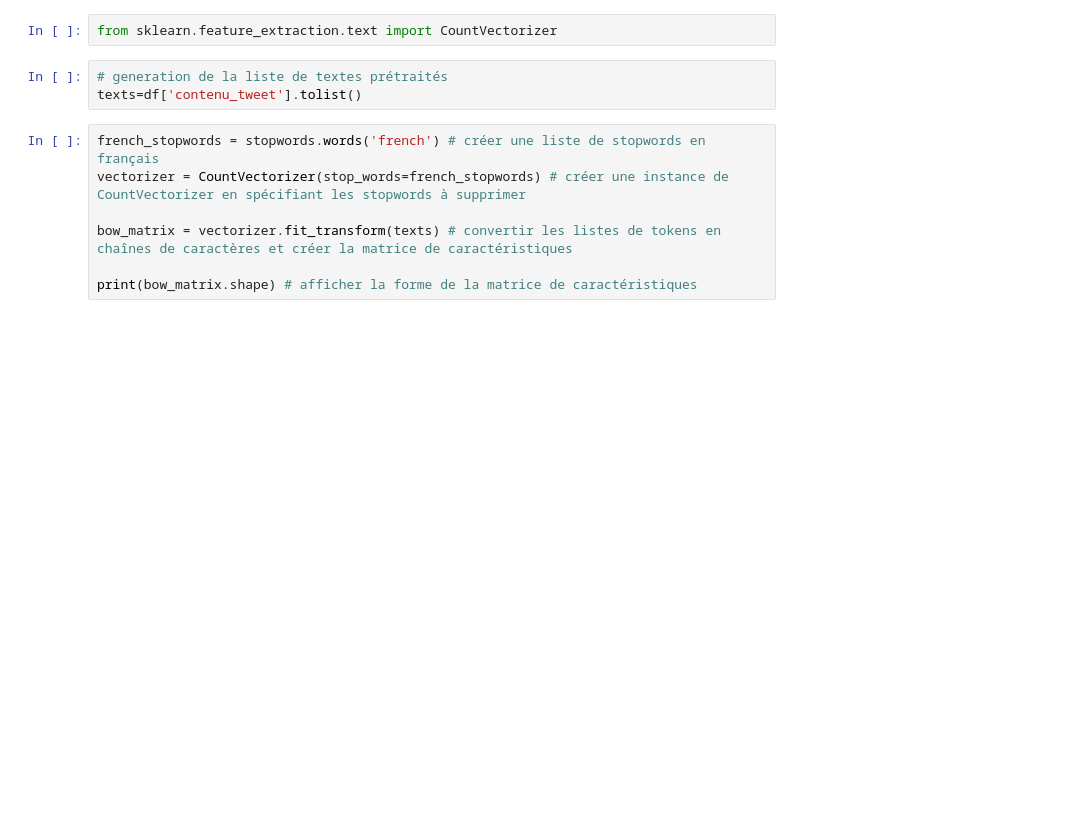
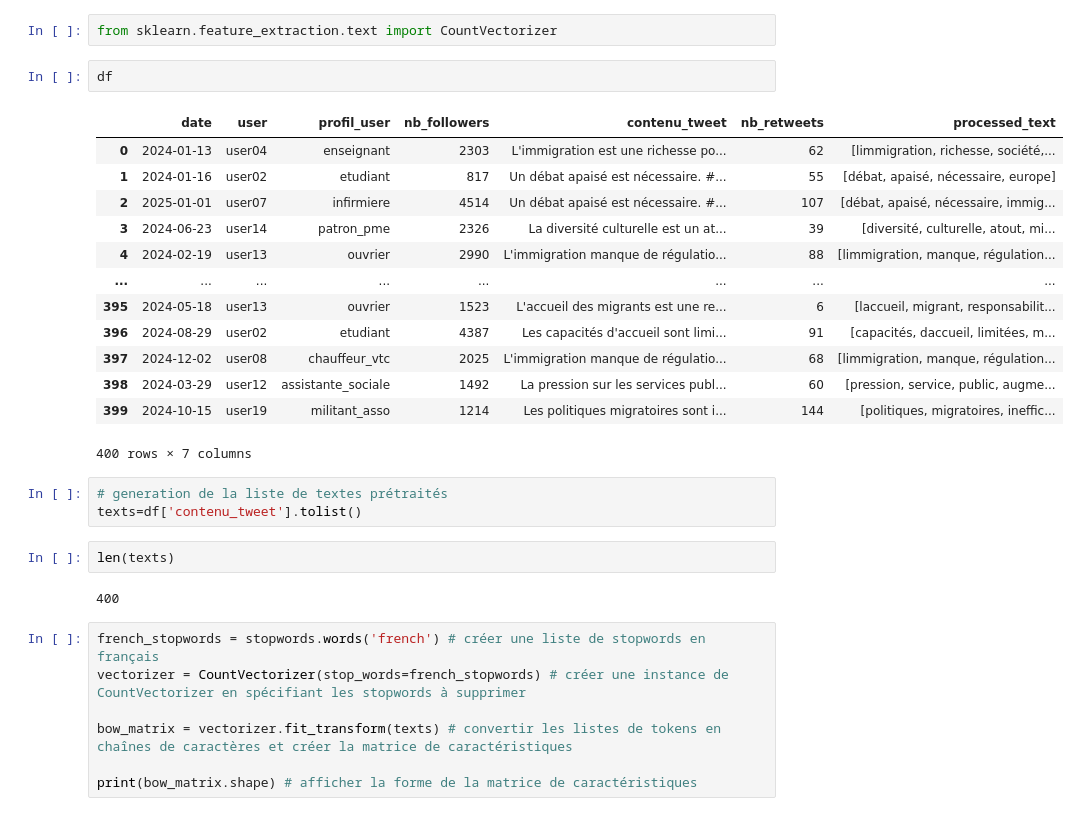
Before and after one commit to FlorianaGargiulo/Python4SHS, a Jupyter notebook: 9_NLP.ipynb, the cells around one changed output. Cells and saved outputs as stored; diff of their text form; blank space fills up the shorter version.

```diff
--- a/9_NLP.ipynb
+++ b/9_NLP.ipynb
@@ -540,9 +553,29 @@ Dans cette matrice :
 la bibliothèque **scikit-learn** propose une classe CountVectorizer pour créer la matrice "bag of words" (sac de mots)
 # %%
 from sklearn.feature_extraction.text import CountVectorizer
+# %%
+df
+# %% [output]
+|  | date | user | profil_user | nb_followers | contenu_tweet | nb_retweets | processed_text |
+| 0 | 2024-01-13 | user04 | enseignant | 2303 | L'immigration est une richesse po... | 62 | [limmigration, richesse, société,... |
+| 1 | 2024-01-16 | user02 | etudiant | 817 | Un débat apaisé est nécessaire. #... | 55 | [débat, apaisé, nécessaire, europe] |
+| 2 | 2025-01-01 | user07 | infirmiere | 4514 | Un débat apaisé est nécessaire. #... | 107 | [débat, apaisé, nécessaire, immig... |
+| 3 | 2024-06-23 | user14 | patron_pme | 2326 | La diversité culturelle est un at... | 39 | [diversité, culturelle, atout, mi... |
+| 4 | 2024-02-19 | user13 | ouvrier | 2990 | L'immigration manque de régulatio... | 88 | [limmigration, manque, régulation... |
+| ... | ... | ... | ... | ... | ... | ... | ... |
+| 395 | 2024-05-18 | user13 | ouvrier | 1523 | L'accueil des migrants est une re... | 6 | [laccueil, migrant, responsabilit... |
+| 396 | 2024-08-29 | user02 | etudiant | 4387 | Les capacités d'accueil sont limi... | 91 | [capacités, daccueil, limitées, m... |
+| 397 | 2024-12-02 | user08 | chauffeur_vtc | 2025 | L'immigration manque de régulatio... | 68 | [limmigration, manque, régulation... |
+| 398 | 2024-03-29 | user12 | assistante_sociale | 1492 | La pression sur les services publ... | 60 | [pression, service, public, augme... |
+| 399 | 2024-10-15 | user19 | militant_asso | 1214 | Les politiques migratoires sont i... | 144 | [politiques, migratoires, ineffic... |
+400 rows × 7 columns
 # %%
 # generation de la liste de textes prétraités
 texts=df['contenu_tweet'].tolist()
+# %%
+len(texts)
+# %% [output]
+400
 # %%
 french_stopwords = stopwords.words('french') # créer une liste de stopwords en français
 vectorizer = CountVectorizer(stop_words=french_stopwords) # créer une instance de CountVectorizer en spécifiant les stopwords à supprimer
```
Also changed, not shown: parts of 41 cells of this notebook.
